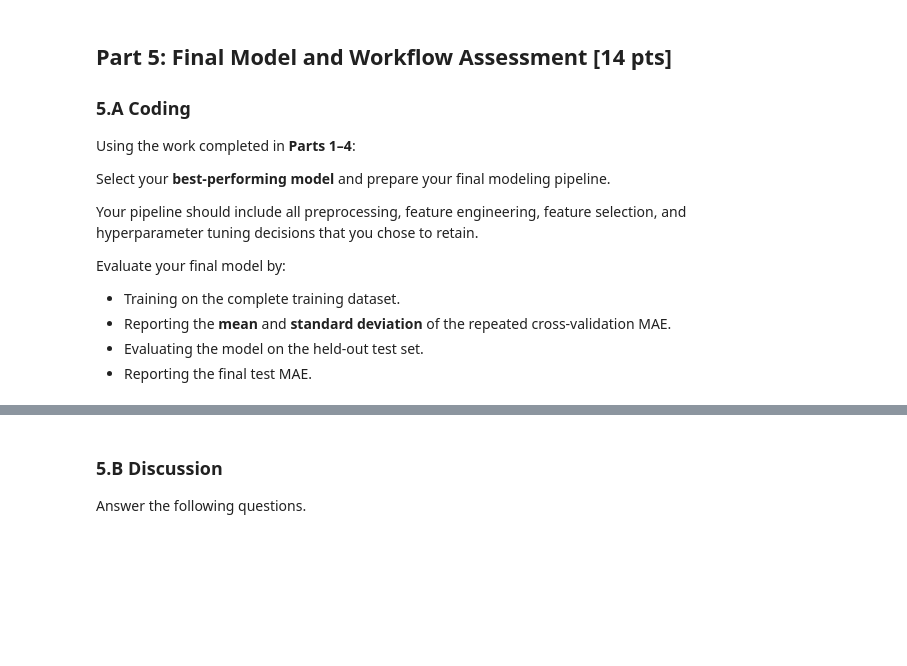
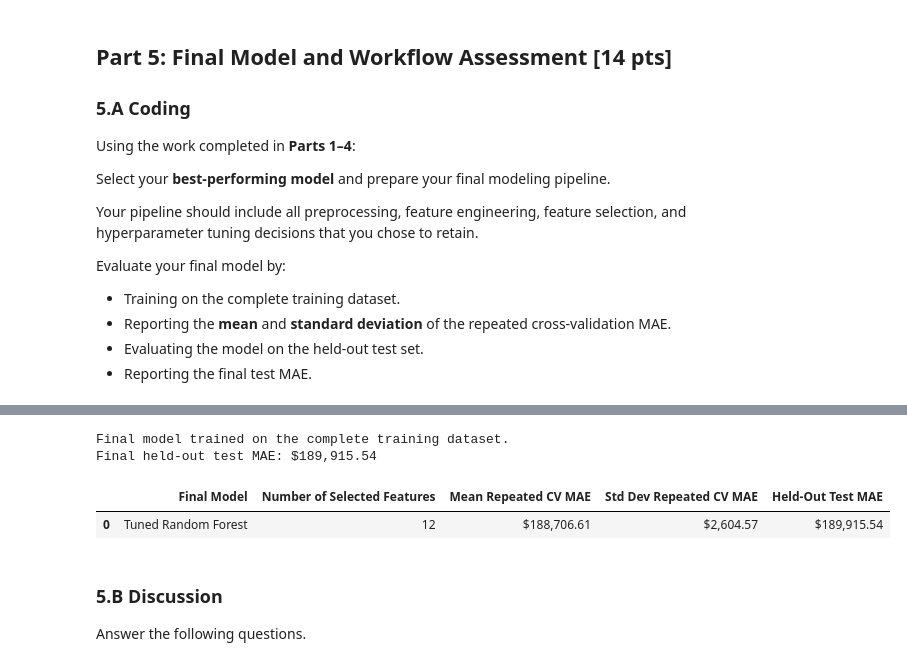
Before and after one commit to cj6x/DX603S_group_11, a Jupyter notebook: Milestone_02.ipynb, the cells around one changed output, grey strips where cells are left out. Saved outputs shown, nothing was run; the diff lists cells and outputs as text; code cells hidden in the pictures; blank space fills up the shorter version.

```diff
--- a/Milestone_02.ipynb
+++ b/Milestone_02.ipynb
@@ -1105,3 +1223,56 @@ Evaluate your final model by:
+# %%
+# ==========================================
+# Train Final Model and Evaluate Test Set
+# ==========================================
+
+# Train the final pipeline using the complete training dataset.
+final_model.fit(X_train, y_train)
+
+# Make predictions on the held-out test set.
+final_test_predictions = final_model.predict(X_test)
+
+# Calculate the final held-out test MAE.
+final_test_mae = mean_absolute_error(
+    y_test,
+    final_test_predictions
+)
+
+print("Final model trained on the complete training dataset.")
+print(f"Final held-out test MAE: ${final_test_mae:,.2f}")
+# %% [output]
+Final model trained on the complete training dataset.
+Final held-out test MAE: $189,915.54
+# %%
+# Summarize the final validation and test results.
+
+final_model_results = pd.DataFrame({
+    "Final Model": [
+        "Tuned Random Forest"
+    ],
+    "Number of Selected Features": [
+        len(final_selected_features)
+    ],
+    "Mean Repeated CV MAE": [
+        final_cv_mean_mae
+    ],
+    "Std Dev Repeated CV MAE": [
+        final_cv_std_mae
+    ],
+    "Held-Out Test MAE": [
+        final_test_mae
+    ]
+})
+
+display(
+    final_model_results.style.format({
+        "Mean Repeated CV MAE": "${:,.2f}",
+        "Std Dev Repeated CV MAE": "${:,.2f}",
+        "Held-Out Test MAE": "${:,.2f}"
+    })
+)
+# %% [output]
+|  | Final Model | Number of Selected Features | Mean Repeated CV MAE | Std Dev Repeated CV MAE | Held-Out Test MAE |
+| 0 | Tuned Random Forest | 12 | $188,706.61 | $2,604.57 | $189,915.54 |
 # %% [markdown]
 ### 5.B Discussion
 
```
Also changed, not shown: parts of 3 cells of this notebook.
